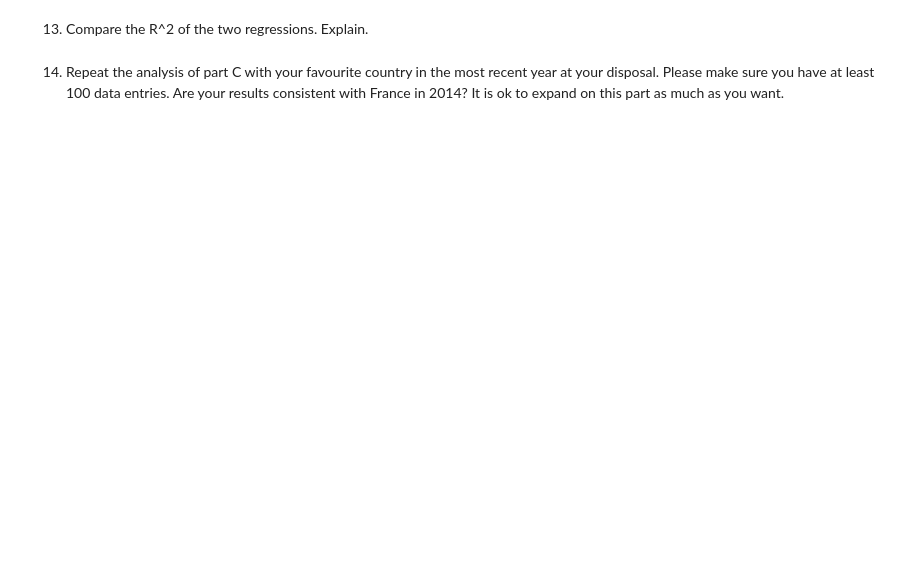
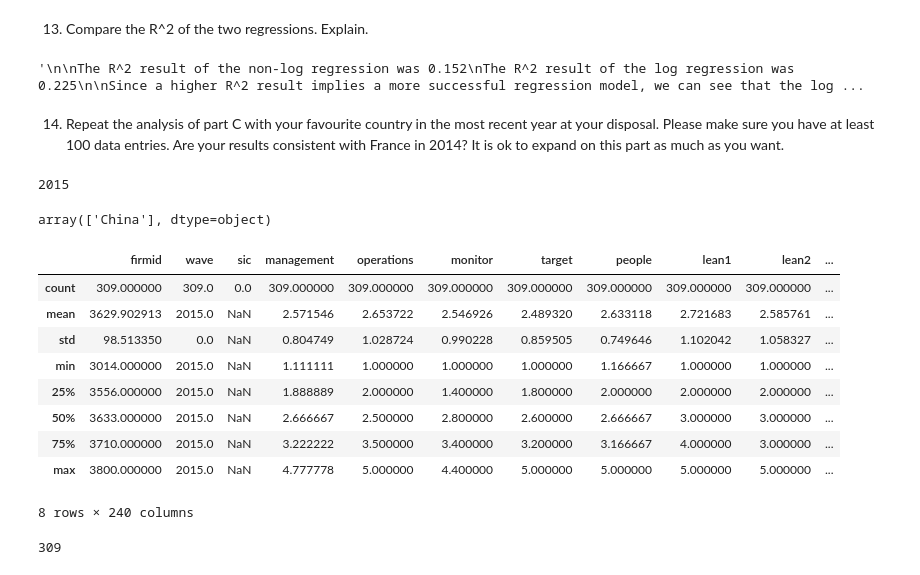
Before and after one commit to Ulyssem23/Homework1_AIDAMS_Deyris_Mai_Mace, a Jupyter notebook: Homework 1.ipynb, the cells around one changed output. Cells and saved outputs as stored; diff of their text form; code cells hidden in the pictures; blank space fills up the shorter version.

```diff
--- a/Homework 1.ipynb
+++ b/Homework 1.ipynb
@@ -355,4 +401,55 @@ log correlation betrween firm size and firm manegement score:
 # %% [markdown]
 13. Compare the R^2 of the two regressions. Explain.
+# %%
+"""
+
+The R^2 result of the non-log regression was 0.152
+The R^2 result of the log regression was 0.225
+
+Since a higher R^2 result implies a more successful regression model, we can see that the log regression was supposedly better, since more of the variability is accounted for with it.
+As it explains more variance in management score than the non-log model, it also implies that the relationship between firm size and management score is non-linear,
+which aligns with the earlier correlation results.
+
+If we were to look at other variables of the regression, the coefficient of the emp_firm is 0.2149 for the log regression, and only 0.0002 for the non-log regression, which further supports
+the idea that the relationship is non-linear, and that the log(firm size) is a better way to see the relationship between both variables.
+
+"""
+# %% [output]
+'\n\nThe R^2 result of the non-log regression was 0.152\nThe R^2 result of the log regression was 0.225\n\nSince a higher R^2 result implies a more successful regression model, we can see that the log ...
 # %% [markdown]
 14. Repeat the analysis of part C with your favourite country in the most recent year at your disposal. Please make sure you have at least 100 data entries. Are your results consistent with France in 2014? It is ok to expand on this part as much as you want.
+# %%
+#we start finding the most recent year at our disposal:
+df["wave"].max()
+# %% [output]
+2015
+# %%
+#the year is 2015, so now we check the countries in that year
+df.loc[lambda x: (x["wave"] == 2015)].country.unique()
+# %% [output]
+array(['China'], dtype=object)
+# %%
+#we create df2, which is the 2015 df. Since China, is the only country, we select it
+
+df2 = df.loc[
+    lambda x: (x["country"] == "China")
+    & (x["wave"] == 2015)
+]
+
+df2.describe()
+# %% [output]
+|  | firmid | wave | sic | management | operations | monitor | target | people | lean1 | lean2 | ... |
+| count | 309.000000 | 309.0 | 0.0 | 309.000000 | 309.000000 | 309.000000 | 309.000000 | 309.000000 | 309.000000 | 309.000000 | ... |
+| mean | 3629.902913 | 2015.0 | NaN | 2.571546 | 2.653722 | 2.546926 | 2.489320 | 2.633118 | 2.721683 | 2.585761 | ... |
+| std | 98.513350 | 0.0 | NaN | 0.804749 | 1.028724 | 0.990228 | 0.859505 | 0.749646 | 1.102042 | 1.058327 | ... |
+| min | 3014.000000 | 2015.0 | NaN | 1.111111 | 1.000000 | 1.000000 | 1.000000 | 1.166667 | 1.000000 | 1.000000 | ... |
+| 25% | 3556.000000 | 2015.0 | NaN | 1.888889 | 2.000000 | 1.400000 | 1.800000 | 2.000000 | 2.000000 | 2.000000 | ... |
+| 50% | 3633.000000 | 2015.0 | NaN | 2.666667 | 2.500000 | 2.800000 | 2.600000 | 2.666667 | 3.000000 | 3.000000 | ... |
+| 75% | 3710.000000 | 2015.0 | NaN | 3.222222 | 3.500000 | 3.400000 | 3.200000 | 3.166667 | 4.000000 | 3.000000 | ... |
+| max | 3800.000000 | 2015.0 | NaN | 4.777778 | 5.000000 | 4.400000 | 5.000000 | 5.000000 | 5.000000 | 5.000000 | ... |
+8 rows × 240 columns
+# %%
+#we make sure that we have at least 100 data entries
+print(len(df2))
+# %% [output]
+309
```
Also changed, not shown: parts of 9 cells of this notebook.
